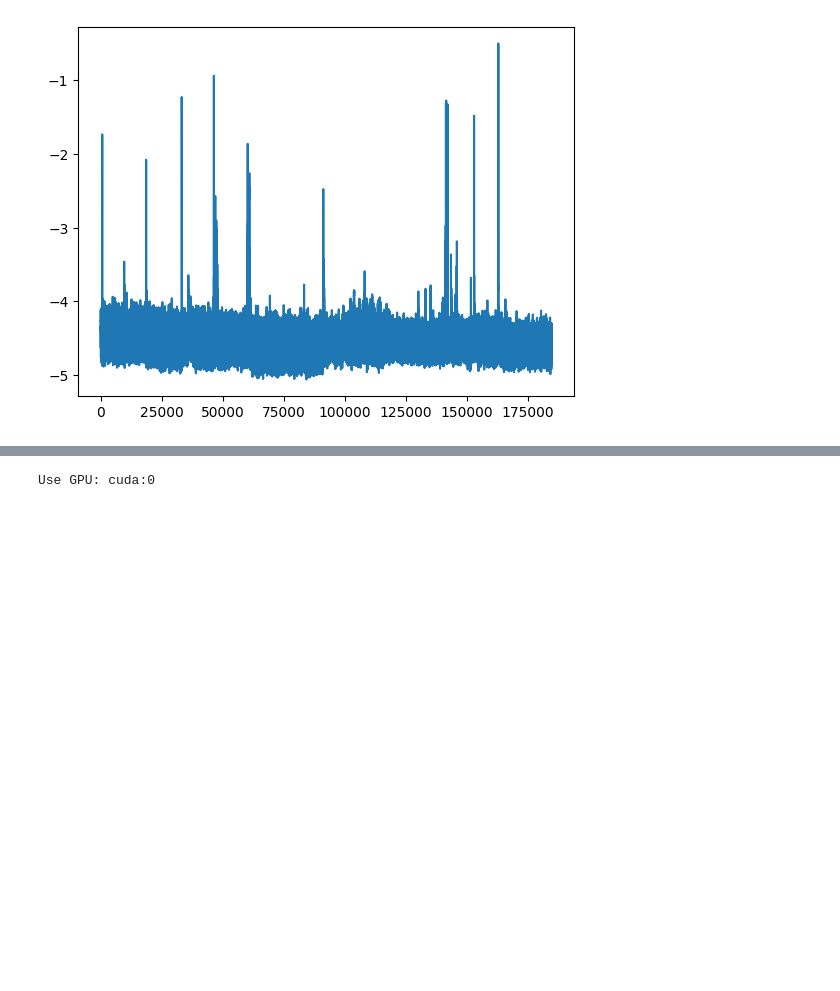
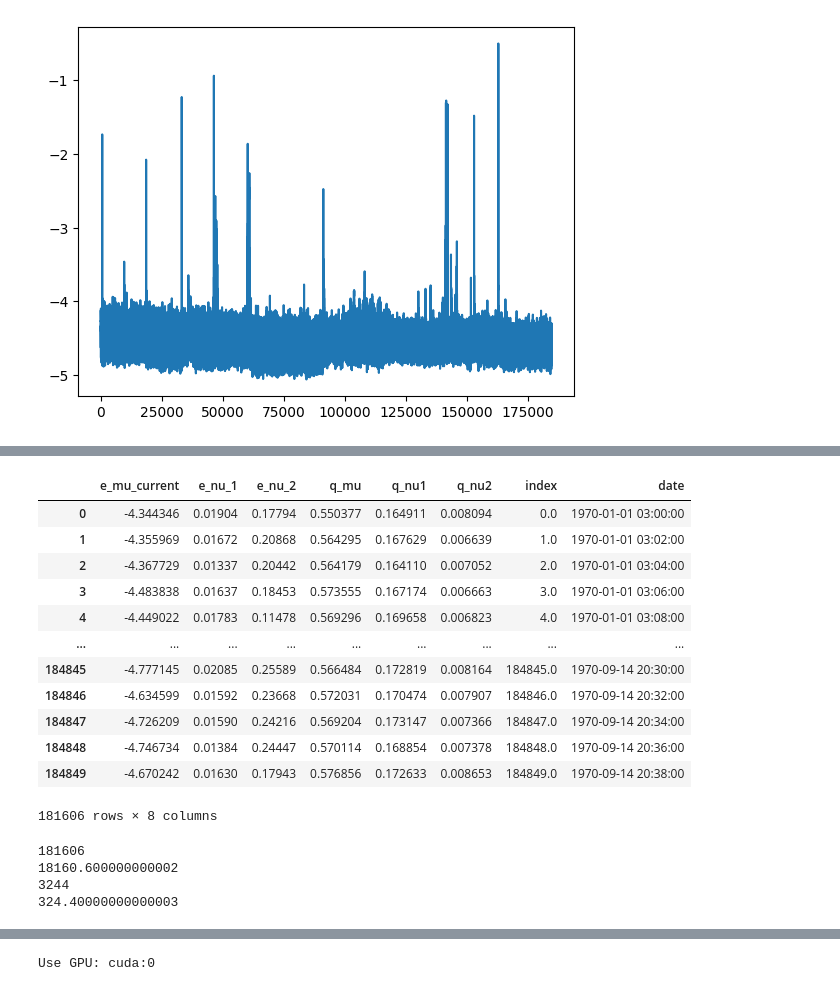
Before and after one commit to dkagramanyan/qber_analysis, a Jupyter notebook: Autoformer/train.ipynb, the cells around one changed output, grey strips where cells are left out. Cells and saved outputs as stored; diff of their text form; code cells hidden in the pictures; blank space fills up the shorter version.

```diff
--- a/Autoformer/train.ipynb
+++ b/Autoformer/train.ipynb
@@ -69,0 +70,11 @@ print(np.std(df['e_mu_current']))
+# %%
+outliers=pd.read_csv('./../datasets_qrate/outliers_info.csv')[['index','class','steps_to_anomaly']]
+
+def replace_str(value):
+    if value=='anomaly':
+        return 1
+    else:
+        return 0
+
+outliers['class']=outliers['class'].map(replace_str)
+outliers
@@ -70 +95,34 @@ print(np.std(df['e_mu_current']))
+# %%
+df_outliers=df.iloc[outliers['index']]
+
+df_non_outliers = pd.merge(df,df_outliers, on='index',how='left')
+df_non_outliers = df[~df.isin(df_outliers)].dropna()
+df_non_outliers
+# %% [output]
+|  | e_mu_current | e_nu_1 | e_nu_2 | q_mu | q_nu1 | q_nu2 | index | date |
+| 0 | -4.344346 | 0.01904 | 0.17794 | 0.550377 | 0.164911 | 0.008094 | 0.0 | 1970-01-01 03:00:00 |
+| 1 | -4.355969 | 0.01672 | 0.20868 | 0.564295 | 0.167629 | 0.006639 | 1.0 | 1970-01-01 03:02:00 |
+| 2 | -4.367729 | 0.01337 | 0.20442 | 0.564179 | 0.164110 | 0.007052 | 2.0 | 1970-01-01 03:04:00 |
+| 3 | -4.483838 | 0.01637 | 0.18453 | 0.573555 | 0.167174 | 0.006663 | 3.0 | 1970-01-01 03:06:00 |
+| 4 | -4.449022 | 0.01783 | 0.11478 | 0.569296 | 0.169658 | 0.006823 | 4.0 | 1970-01-01 03:08:00 |
+| ... | ... | ... | ... | ... | ... | ... | ... | ... |
+| 184845 | -4.777145 | 0.02085 | 0.25589 | 0.566484 | 0.172819 | 0.008164 | 184845.0 | 1970-09-14 20:30:00 |
+| 184846 | -4.634599 | 0.01592 | 0.23668 | 0.572031 | 0.170474 | 0.007907 | 184846.0 | 1970-09-14 20:32:00 |
+| 184847 | -4.726209 | 0.01590 | 0.24216 | 0.569204 | 0.173147 | 0.007366 | 184847.0 | 1970-09-14 20:34:00 |
+| 184848 | -4.746734 | 0.01384 | 0.24447 | 0.570114 | 0.168854 | 0.007378 | 184848.0 | 1970-09-14 20:36:00 |
+| 184849 | -4.670242 | 0.01630 | 0.17943 | 0.576856 | 0.172633 | 0.008653 | 184849.0 | 1970-09-14 20:38:00 |
+181606 rows × 8 columns
+# %%
+del df_non_outliers['index']
+del df_outliers['index']
+
+print(len(df_non_outliers))
+print(len(df_non_outliers)*0.1)
+print(len(df_outliers))
+print(len(df_outliers)*0.1)
+# %% [output]
+181606
+18160.600000000002
+3244
+324.40000000000003
 # %%
```
Also changed, not shown: parts of 13 cells of this notebook, 8 other files.
